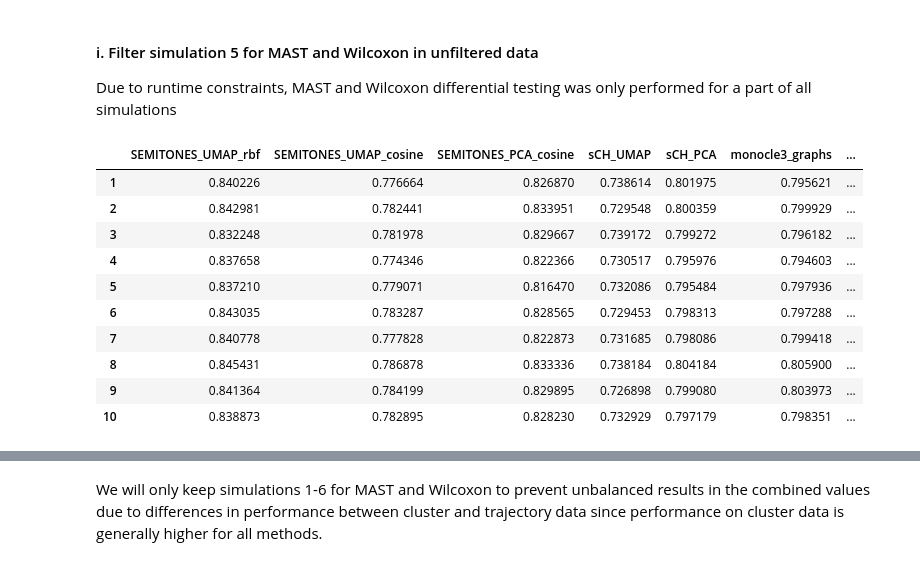
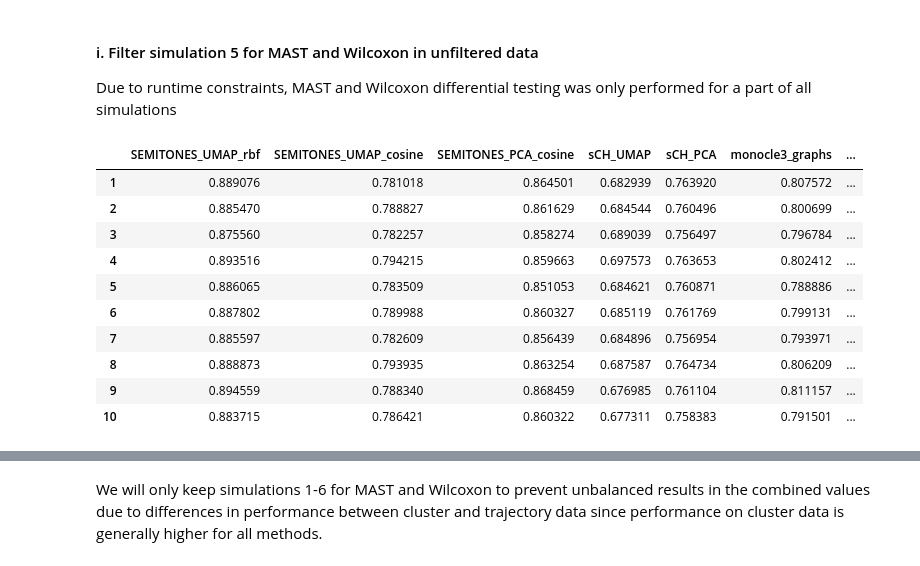
Before and after one commit to ohlerlab/SEMITONES_paper, a Jupyter notebook: notebooks/10_benchmark_AUC_and_times.ipynb, the cells around one changed output, grey strips where cells are left out. Drawn from its saved outputs; the diff is of its cells as text; code cells hidden in the pictures.

```diff
--- a/notebooks/10_benchmark_AUC_and_times.ipynb
+++ b/notebooks/10_benchmark_AUC_and_times.ipynb
@@ -12,18 +12,17 @@ from sklearn.metrics import roc_auc_score
 # %%
 os.chdir("../data/simulations/")
 # %%
-def ground_truth(X, q1, q2):
+def ground_truth(X):
     cols = [c for c in X.columns if "DEFac" in c]
     cols = X.loc[:, cols]
-    q1, q2 = np.percentile(cols.values, [q1, q2])
-    sig = ((cols < q1) | (cols > q2)).any(1)
+    sig = (cols != 1).any(1)
     return sig.values
 # %%
 def p_to_prob(results, genes, method=None, pscores=None):
     """
     results: results table from tool
     genes: a list of all genes in the dataset
-    method: p_val_adj, q_value, log.p.adj, or escore.
+    method: p-val, p-value log.p.adj, or escore.
     pscores: should only be provided if method is "escore"
     """
 
@@ -34,9 +33,10 @@ def p_to_prob(results, genes, method=None, pscores=None):
     if method == "q_value":
         prob = 1 - results.loc[:, method]
     elif method == "log.p.adj":
+        #prob = 1 - np.exp(results.loc[:, method])
         prob = 1 - 10 ** results.loc[:, method]
     elif method == "escore":
-        std, mean = pscores.std(ddof=1), pscores.median()
+        std, mean = pscores.std(ddof=1), pscores.mean()
         norm = np.abs(results - mean) / std
         prob = (norm - np.min(norm)) / (np.max(norm) - np.min(norm))
         prob = prob.max(1)
@@ -149,16 +139,35 @@ for i in range(5):
+# %%
+groups_scores = {}
+for i in range(5):
+
+    simulation = f"{n_cells[i]}_cells_{n_clusts[i]}_clusts"
+    groups_scores[simulation] = {}
+
+    for method in methods:
+
+        groups_scores[simulation][method] = {}
+
+        for j in range(1, 11):
+            # get the AUROC
+            gt = groups_ground_truths[simulation][j]
+            prob = groups_probs[simulation][method][j]
+            if prob is False:
+                groups_scores[simulation][method][j] = np.nan
+            else:
+                groups_scores[simulation][method][j] = roc_auc_score(gt, prob)
 # %% [markdown]
 #### iii. Get the median, minimum and maximum AUROC per simulation per method
 # %%
-cluster_scores = [pd.DataFrame(cluster_scores[simulations[i]])
+groups_scores = [pd.DataFrame(groups_scores[simulations[i]])
                   for i in range(5)]
-cluster_medians = [cluster_scores[i].median().values for i in range(5)]
-cluster_medians = pd.DataFrame(cluster_medians, index=simulations,
+groups_medians = [groups_scores[i].median().values for i in range(5)]
+groups_medians = pd.DataFrame(groups_medians, index=simulations,
                                columns=methods)
-cluster_mins = [cluster_scores[i].min().values for i in range(5)]
-cluster_mins = pd.DataFrame(cluster_mins, index=simulations,
+groups_mins = [groups_scores[i].min().values for i in range(5)]
+groups_mins = pd.DataFrame(groups_mins, index=simulations,
                             columns=methods)
-cluster_maxs = [cluster_scores[i].max().values for i in range(5)]
-cluster_maxs = pd.DataFrame(cluster_maxs, index=simulations,
+groups_maxs = [groups_scores[i].max().values for i in range(5)]
+groups_maxs = pd.DataFrame(groups_maxs, index=simulations,
                             columns=methods)
 # %% [markdown]
 ### c. Calculate the AUROC for the trajectory simulations
@@ -241,17 +259,17 @@ trajectory_maxs = pd.DataFrame(trajectory_maxs, index=simulations,
 #### i. Filter simulation 5 for MAST and Wilcoxon in unfiltered data
 Due to runtime constraints, MAST and Wilcoxon differential testing was only performed for a part of all simulations
 # %%
-cluster_scores[4]
+groups_scores[4]
 # %% [output]
 |  | SEMITONES_UMAP_rbf | SEMITONES_UMAP_cosine | SEMITONES_PCA_cosine | sCH_UMAP | sCH_PCA | monocle3_graphs | ... |
-| 1 | 0.840226 | 0.776664 | 0.826870 | 0.738614 | 0.801975 | 0.795621 | ... |
-| 2 | 0.842981 | 0.782441 | 0.833951 | 0.729548 | 0.800359 | 0.799929 | ... |
-| 3 | 0.832248 | 0.781978 | 0.829667 | 0.739172 | 0.799272 | 0.796182 | ... |
-| 4 | 0.837658 | 0.774346 | 0.822366 | 0.730517 | 0.795976 | 0.794603 | ... |
-| 5 | 0.837210 | 0.779071 | 0.816470 | 0.732086 | 0.795484 | 0.797936 | ... |
-| 6 | 0.843035 | 0.783287 | 0.828565 | 0.729453 | 0.798313 | 0.797288 | ... |
-| 7 | 0.840778 | 0.777828 | 0.822873 | 0.731685 | 0.798086 | 0.799418 | ... |
-| 8 | 0.845431 | 0.786878 | 0.833336 | 0.738184 | 0.804184 | 0.805900 | ... |
-| 9 | 0.841364 | 0.784199 | 0.829895 | 0.726898 | 0.799080 | 0.803973 | ... |
-| 10 | 0.838873 | 0.782895 | 0.828230 | 0.732929 | 0.797179 | 0.798351 | ... |
+| 1 | 0.889076 | 0.781018 | 0.864501 | 0.682939 | 0.763920 | 0.807572 | ... |
+| 2 | 0.885470 | 0.788827 | 0.861629 | 0.684544 | 0.760496 | 0.800699 | ... |
+| 3 | 0.875560 | 0.782257 | 0.858274 | 0.689039 | 0.756497 | 0.796784 | ... |
+| 4 | 0.893516 | 0.794215 | 0.859663 | 0.697573 | 0.763653 | 0.802412 | ... |
+| 5 | 0.886065 | 0.783509 | 0.851053 | 0.684621 | 0.760871 | 0.788886 | ... |
+| 6 | 0.887802 | 0.789988 | 0.860327 | 0.685119 | 0.761769 | 0.799131 | ... |
+| 7 | 0.885597 | 0.782609 | 0.856439 | 0.684896 | 0.756954 | 0.793971 | ... |
+| 8 | 0.888873 | 0.793935 | 0.863254 | 0.687587 | 0.764734 | 0.806209 | ... |
+| 9 | 0.894559 | 0.788340 | 0.868459 | 0.676985 | 0.761104 | 0.811157 | ... |
+| 10 | 0.883715 | 0.786421 | 0.860322 | 0.677311 | 0.758383 | 0.791501 | ... |
 # %%
```
Also changed, not shown: parts of 16 cells of this notebook.
